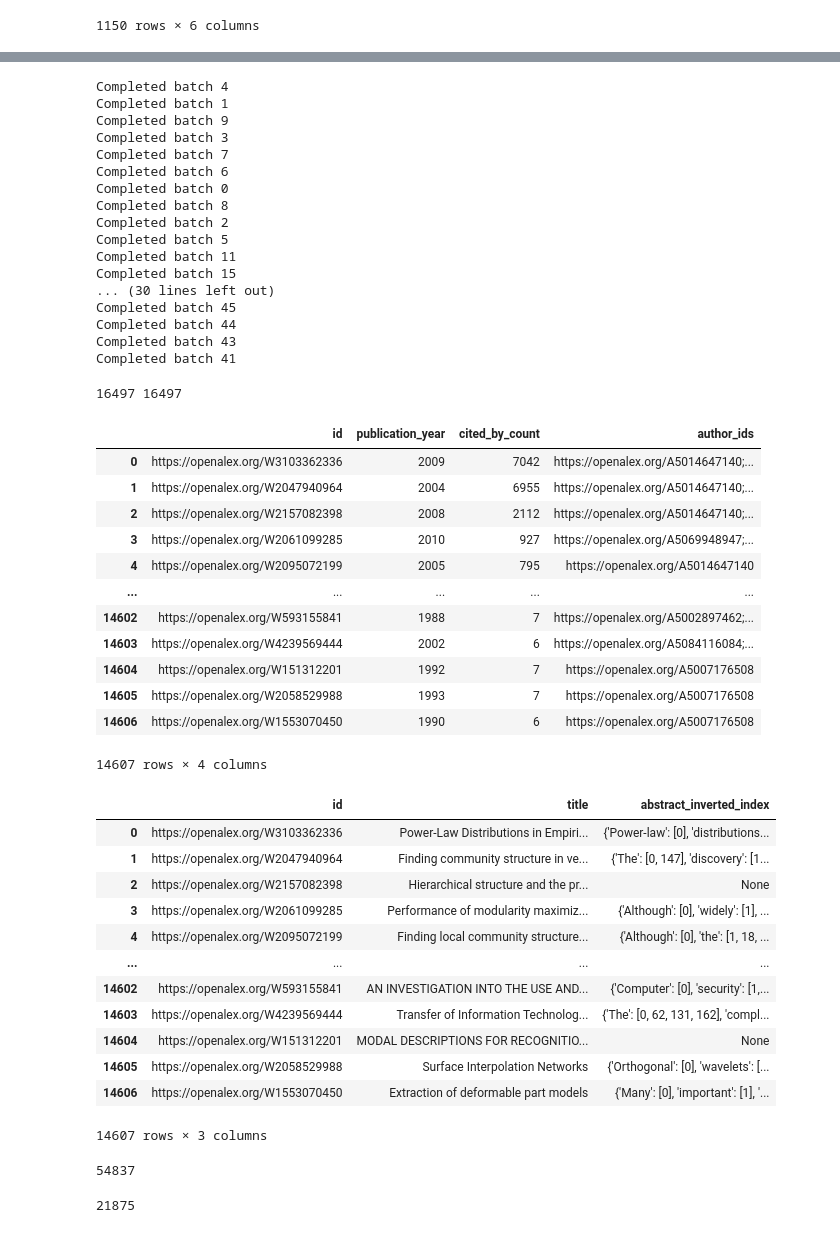
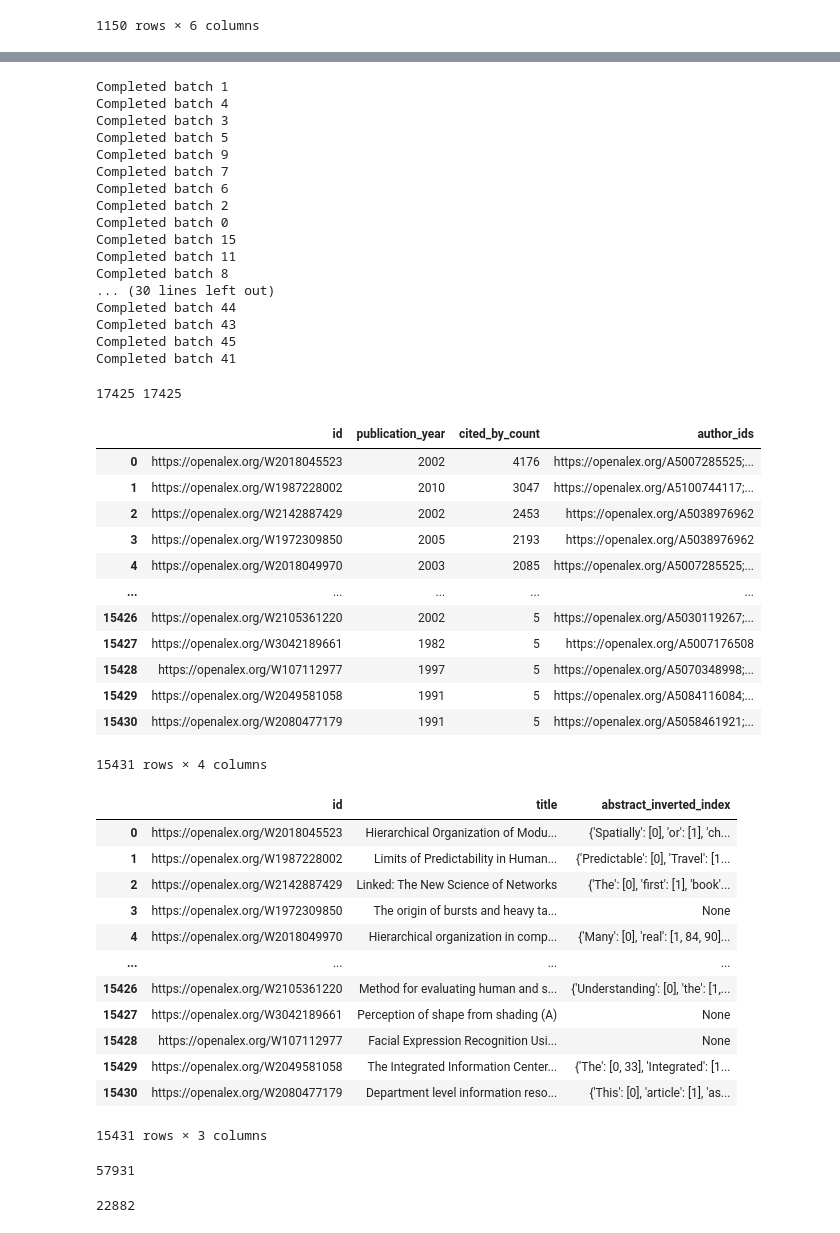
Before and after one commit to mbrochlips/CSS_project1, a Jupyter notebook: 3_api_works.ipynb, the cells around one changed output, grey strips where cells are left out. Drawn from its saved outputs; the diff is of its cells as text; code cells hidden in the pictures.

Commit message:
Updated the part 3 of the assignment. Still need to be finished but the code works!

```diff
--- a/3_api_works.ipynb
+++ b/3_api_works.ipynb
@@ -86,7 +86,7 @@ def process_batch(author_batch, batch_index):
                 author_ids_str = '|'.join(author_batch['id'].astype(str))
                 url = (
                     f"{source}?filter=author.id:{author_ids_str},"
-                    f"cited_by_count:>5,authors_count:<10,"
+                    f"cited_by_count:>4,cited_by_count:<5001,authors_count:<10,"
                     f"concepts.id:{'|'.join(concepts_1.values())},"
                     f"concepts.id:{'|'.join(concepts_2.values())}"
                 )
@@ -140,22 +140,22 @@ with ThreadPoolExecutor(max_workers=10) as executor:
             batch_index = future_to_batch[future]
             print(f"Batch {batch_index} generated an exception: {exc}")
 # %% [output]
+Completed batch 1
 Completed batch 4
-Completed batch 1
+Completed batch 3
+Completed batch 5
 Completed batch 9
-Completed batch 3
 Completed batch 7
 Completed batch 6
+Completed batch 2
 Completed batch 0
+Completed batch 15
+Completed batch 11
 Completed batch 8
-Completed batch 2
-Completed batch 5
-Completed batch 11
-Completed batch 15
 ... (30 lines left out)
-Completed batch 45
 Completed batch 44
 Completed batch 43
+Completed batch 45
 Completed batch 41
 # %%
 # Convert the collected data into DataFrames
@@ -165,49 +165,52 @@ abstracts = pd.DataFrame(all_abstracts_data, columns=abstract_col)
 # Output final papers DataFrame
 print(len(papers), len(abstracts))
 # %% [output]
-16497 16497
+17425 17425
 # %%
 papers = papers.drop_duplicates(['id'], ignore_index=True)
+papers.to_csv('Works/IC2S2_papers.csv', index=False)
 papers
 # %% [output]
 |  | id | publication_year | cited_by_count | author_ids |
-| 0 | https://openalex.org/W3103362336 | 2009 | 7042 | https://openalex.org/A5014647140;... |
-| 1 | https://openalex.org/W2047940964 | 2004 | 6955 | https://openalex.org/A5014647140;... |
-| 2 | https://openalex.org/W2157082398 | 2008 | 2112 | https://openalex.org/A5014647140;... |
-| 3 | https://openalex.org/W2061099285 | 2010 | 927 | https://openalex.org/A5069948947;... |
-| 4 | https://openalex.org/W2095072199 | 2005 | 795 | https://openalex.org/A5014647140 |
+| 0 | https://openalex.org/W2018045523 | 2002 | 4176 | https://openalex.org/A5007285525;... |
+| 1 | https://openalex.org/W1987228002 | 2010 | 3047 | https://openalex.org/A5100744117;... |
+| 2 | https://openalex.org/W2142887429 | 2002 | 2453 | https://openalex.org/A5038976962 |
+| 3 | https://openalex.org/W1972309850 | 2005 | 2193 | https://openalex.org/A5038976962 |
+| 4 | https://openalex.org/W2018049970 | 2003 | 2085 | https://openalex.org/A5007285525;... |
 | ... | ... | ... | ... | ... |
-| 14602 | https://openalex.org/W593155841 | 1988 | 7 | https://openalex.org/A5002897462;... |
-| 14603 | https://openalex.org/W4239569444 | 2002 | 6 | https://openalex.org/A5084116084;... |
-| 14604 | https://openalex.org/W151312201 | 1992 | 7 | https://openalex.org/A5007176508 |
-| 14605 | https://openalex.org/W2058529988 | 1993 | 7 | https://openalex.org/A5007176508 |
-| 14606 | https://openalex.org/W1553070450 | 1990 | 6 | https://openalex.org/A5007176508 |
+| 15426 | https://openalex.org/W2105361220 | 2002 | 5 | https://openalex.org/A5030119267;... |
+| 15427 | https://openalex.org/W3042189661 | 1982 | 5 | https://openalex.org/A5007176508 |
+| 15428 | https://openalex.org/W107112977 | 1997 | 5 | https://openalex.org/A5070348998;... |
+| 15429 | https://openalex.org/W2049581058 | 1991 | 5 | https://openalex.org/A5084116084;... |
+| 15430 | https://openalex.org/W2080477179 | 1991 | 5 | https://openalex.org/A5058461921;... |
-14607 rows × 4 columns
+15431 rows × 4 columns
 # %%
 abstracts = abstracts.drop_duplicates(['id'], ignore_index=True)
+abstracts.to_csv('Works/IC2S2_abstracts.csv', index=False)
 abstracts
 # %% [output]
 |  | id | title | abstract_inverted_index |
-| 0 | https://openalex.org/W3103362336 | Power-Law Distributions in Empiri... | {'Power-law': [0], 'distributions... |
-| 1 | https://openalex.org/W2047940964 | Finding community structure in ve... | {'The': [0, 147], 'discovery': [1... |
-| 2 | https://openalex.org/W2157082398 | Hierarchical structure and the pr... | None |
-| 3 | https://openalex.org/W2061099285 | Performance of modularity maximiz... | {'Although': [0], 'widely': [1], ... |
-| 4 | https://openalex.org/W2095072199 | Finding local community structure... | {'Although': [0], 'the': [1, 18, ... |
+| 0 | https://openalex.org/W2018045523 | Hierarchical Organization of Modu... | {'Spatially': [0], 'or': [1], 'ch... |
+| 1 | https://openalex.org/W1987228002 | Limits of Predictability in Human... | {'Predictable': [0], 'Travel': [1... |
+| 2 | https://openalex.org/W2142887429 | Linked: The New Science of Networks | {'The': [0], 'first': [1], 'book'... |
+| 3 | https://openalex.org/W1972309850 | The origin of bursts and heavy ta... | None |
+| 4 | https://openalex.org/W2018049970 | Hierarchical organization in comp... | {'Many': [0], 'real': [1, 84, 90]... |
 | ... | ... | ... | ... |
-| 14602 | https://openalex.org/W593155841 | AN INVESTIGATION INTO THE USE AND... | {'Computer': [0], 'security': [1,... |
-| 14603 | https://openalex.org/W4239569444 | Transfer of Information Technolog... | {'The': [0, 62, 131, 162], 'compl... |
-| 14604 | https://openalex.org/W151312201 | MODAL DESCRIPTIONS FOR RECOGNITIO... | None |
-| 14605 | https://openalex.org/W2058529988 | Surface Interpolation Networks | {'Orthogonal': [0], 'wavelets': [... |
-| 14606 | https://openalex.org/W1553070450 | Extraction of deformable part models | {'Many': [0], 'important': [1], '... |
+| 15426 | https://openalex.org/W2105361220 | Method for evaluating human and s... | {'Understanding': [0], 'the': [1,... |
+| 15427 | https://openalex.org/W3042189661 | Perception of shape from shading (A) | None |
+| 15428 | https://openalex.org/W107112977 | Facial Expression Recognition Usi... | None |
+| 15429 | https://openalex.org/W2049581058 | The Integrated Information Center... | {'The': [0, 33], 'Integrated': [1... |
+| 15430 | https://openalex.org/W2080477179 | Department level information reso... | {'This': [0], 'article': [1], 'as... |
-14607 rows × 3 columns
+15431 rows × 3 columns
 # %%
 author_ids = ';'.join(papers['author_ids'])
 author_ids = author_ids.split(';')
 
 len(author_ids)
 # %% [output]
-54837
+57931
 # %%
-len( list(set(author_ids)) )
+author_ids = list(set( author_ids ))
+len(author_ids)
 # %% [output]
-21875
+22882
```
Also changed, not shown: 2 other files.
